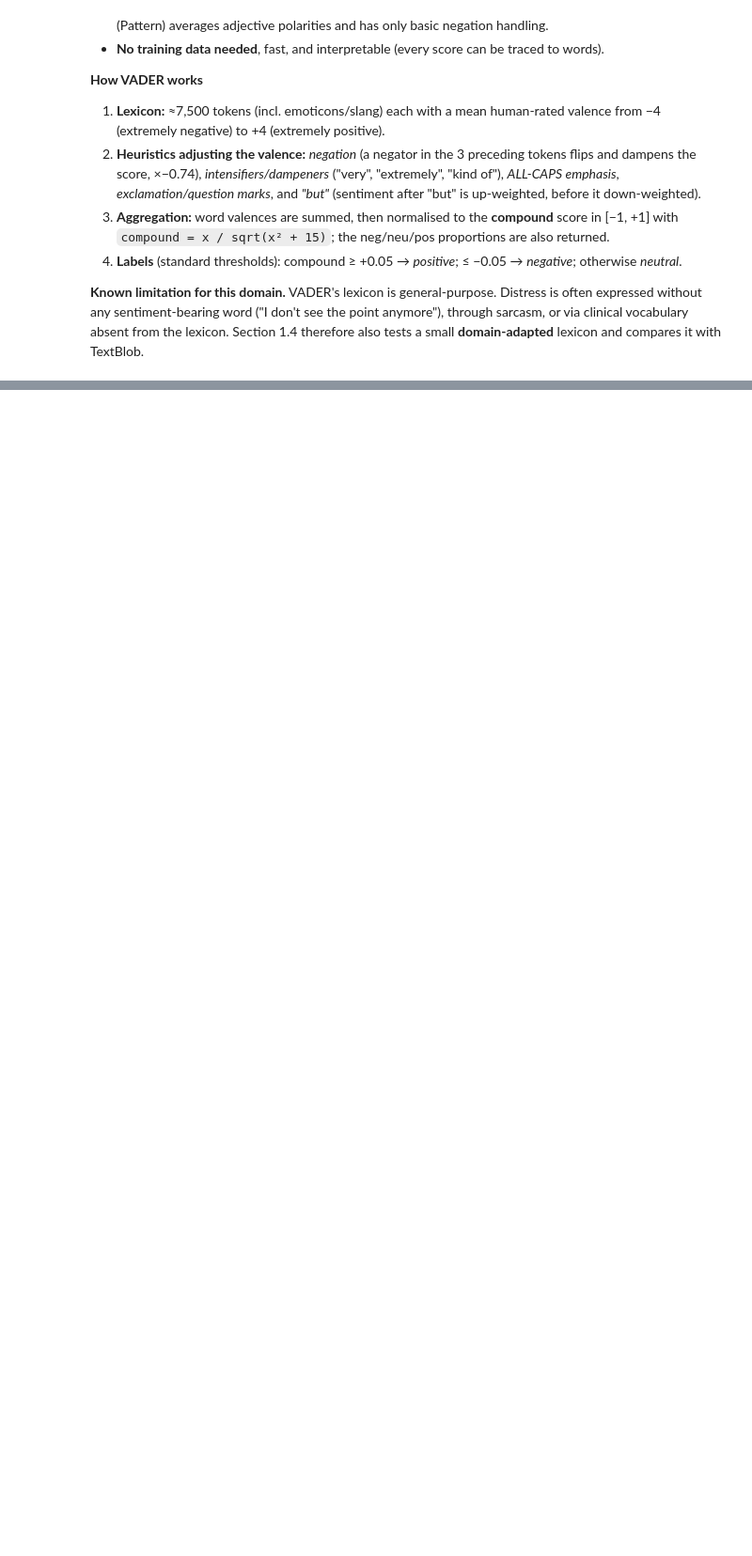
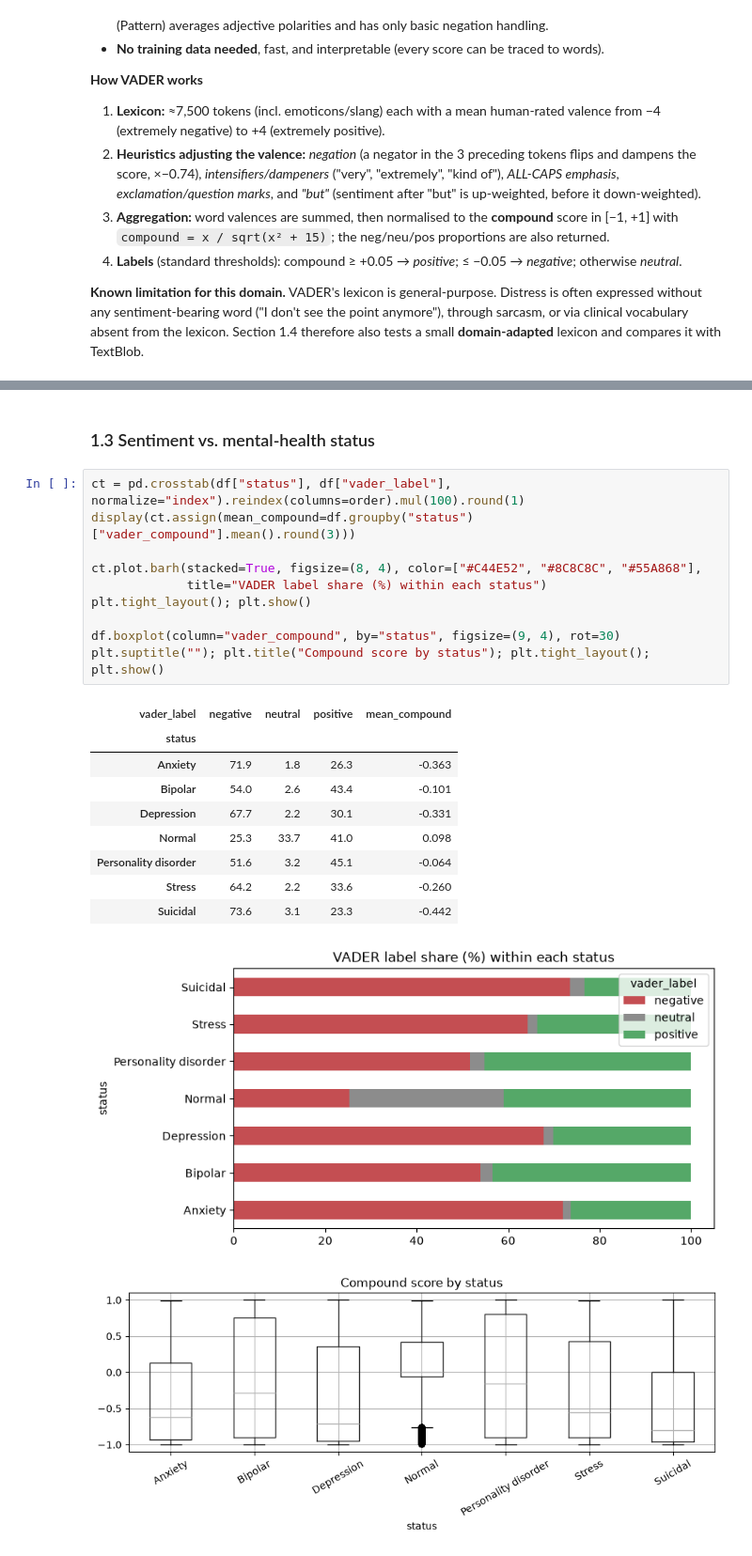
Before and after one commit to Jero2110/NLP_Phase03, a Jupyter notebook: analysis/Phase03_JeronimoRamos.ipynb, the cells around one changed output, grey strips where cells are left out. Shown at 94% size. Cells and saved outputs as stored; diff of their text form; blank space fills up the shorter version.

```diff
--- a/analysis/Phase03_JeronimoRamos.ipynb
+++ b/analysis/Phase03_JeronimoRamos.ipynb
@@ -176,0 +255,24 @@ df[["statement", "status", "vader_compound", "vader_label"]].head(5).assign(
+# %% [markdown]
+### 1.3 Sentiment vs. mental-health status
+# %%
+ct = pd.crosstab(df["status"], df["vader_label"], normalize="index").reindex(columns=order).mul(100).round(1)
+display(ct.assign(mean_compound=df.groupby("status")["vader_compound"].mean().round(3)))
+
+ct.plot.barh(stacked=True, figsize=(8, 4), color=["#C44E52", "#8C8C8C", "#55A868"],
+             title="VADER label share (%) within each status")
+plt.tight_layout(); plt.show()
+
+df.boxplot(column="vader_compound", by="status", figsize=(9, 4), rot=30)
+plt.suptitle(""); plt.title("Compound score by status"); plt.tight_layout(); plt.show()
+# %% [output]
+| vader_label | negative | neutral | positive | mean_compound |
+| status |  |  |  |  |
+| Anxiety | 71.9 | 1.8 | 26.3 | -0.363 |
+| Bipolar | 54.0 | 2.6 | 43.4 | -0.101 |
+| Depression | 67.7 | 2.2 | 30.1 | -0.331 |
+| Normal | 25.3 | 33.7 | 41.0 | 0.098 |
+| Personality disorder | 51.6 | 3.2 | 45.1 | -0.064 |
+| Stress | 64.2 | 2.2 | 33.6 | -0.260 |
+| Suicidal | 73.6 | 3.1 | 23.3 | -0.442 |
+[figure, added]
+[figure, added]
```
Also changed, not shown: parts of 28 cells of this notebook, 1 other file.
